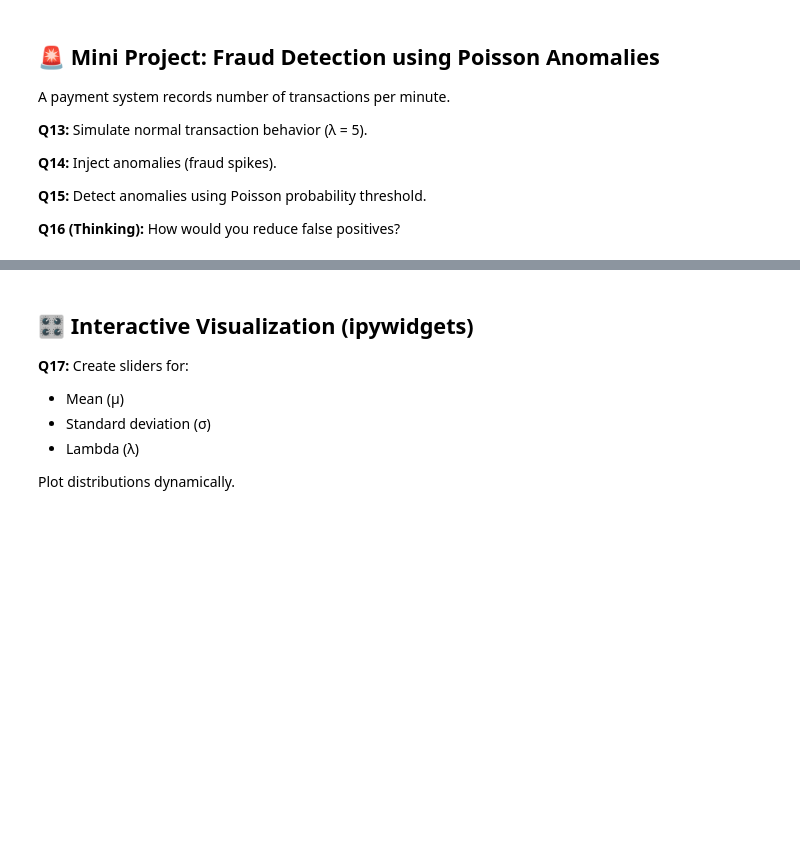
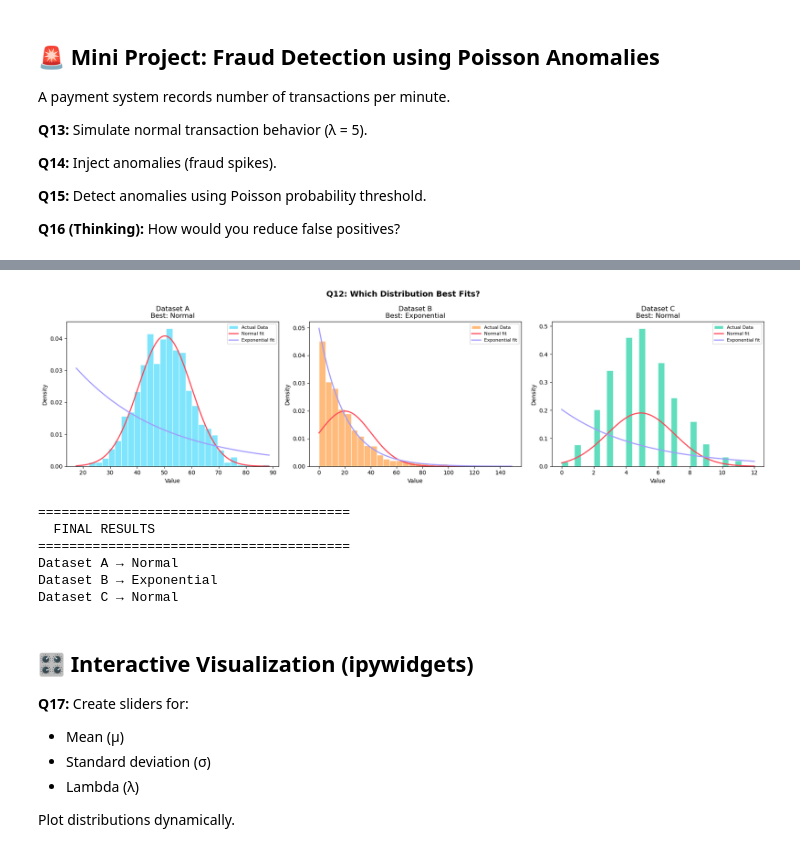
Before and after one commit to tashfeen786/AI-ML-BootCamp, a Jupyter notebook: NETSOL WORK/Week_4/probability_questions_extended.ipynb, the cells around one changed output, grey strips where cells are left out. Saved outputs shown, nothing was run; the diff lists cells and outputs as text; code cells hidden in the pictures; blank space fills up the shorter version.

Commit message:
Q12 — "Identify which distribution best fits given dataset." (Challenge!) update with complete code

```diff
--- a/NETSOL WORK/Week_4/probability_questions_extended.ipynb
+++ b/NETSOL WORK/Week_4/probability_questions_extended.ipynb
@@ -921,0 +929,11 @@ A payment system records number of transactions per minute.
+# %%
+#  Create different   datasets
+data_normal = stats.norm(loc=50, scale=10).rvs(1000)
+data_exp    = stats.expon(scale=20).rvs(1000)
+data_pois   = stats.poisson(mu=5).rvs(1000)
+
+datasets = {
+    'Dataset A' : data_normal,
+    'Dataset B' : data_exp,
+    'Dataset C' : data_pois
+}
@@ -921,0 +988,6 @@ A payment system records number of transactions per minute.
+# %%
+# Check on every dataset
+results = {}
+for name, data in datasets.items():
+    best = find_best_distribution(data, name)
+    results[name] = best
@@ -922,3 +1012,54 @@ A payment system records number of transactions per minute.
+# %%
+# plot
+fig, axes = plt.subplots(1, 3, figsize=(18, 5))
+colors = ['#48dbfb', '#ff9f43', '#1dd1a1']
+
+for i, (name, data) in enumerate(datasets.items()):
+    ax = axes[i]
+
+    # Histogram
+    ax.hist(data, bins=30, density=True,
+            color=colors[i], alpha=0.7,
+            edgecolor='white',
+            label='Actual Data')
+
+    # Normal curve
+    mu, sigma = stats.norm.fit(data)
+    x = np.linspace(data.min(), data.max(), 200)
+    ax.plot(x, stats.norm.pdf(x, mu, sigma),
+            color='#ff4757', linewidth=2,
+            label='Normal fit')
+
+    # Exponential curve
+    loc, scale = stats.expon.fit(data)
+    ax.plot(x, stats.expon.pdf(x, loc, scale),
+            color='#a29bfe', linewidth=2,
+            label='Exponential fit')
+
+    ax.set_title(f'{name}\nBest: {results[name]}')
+    ax.set_xlabel('Value')
+    ax.set_ylabel('Density')
+    ax.legend(fontsize=8)
+
+plt.suptitle('Q12: Which Distribution Best Fits?',
+             fontsize=14, fontweight='bold')
+plt.tight_layout()
+plt.show()
+
+# ─── Step 5: Final Summary ────────────────────────────
+print(f"\n{'='*40}")
+print("  FINAL RESULTS")
+print(f"{'='*40}")
+for name, best in results.items():
+    print(f"{name} → {best}")
+# %% [output]
+[figure, added]
+========================================
+  FINAL RESULTS
+========================================
+Dataset A → Normal
+Dataset B → Exponential
+Dataset C → Normal
 # %% [markdown]
 ## 🎛 Interactive Visualization (ipywidgets)
 
```
Also changed, not shown: parts of 4 cells of this notebook.
